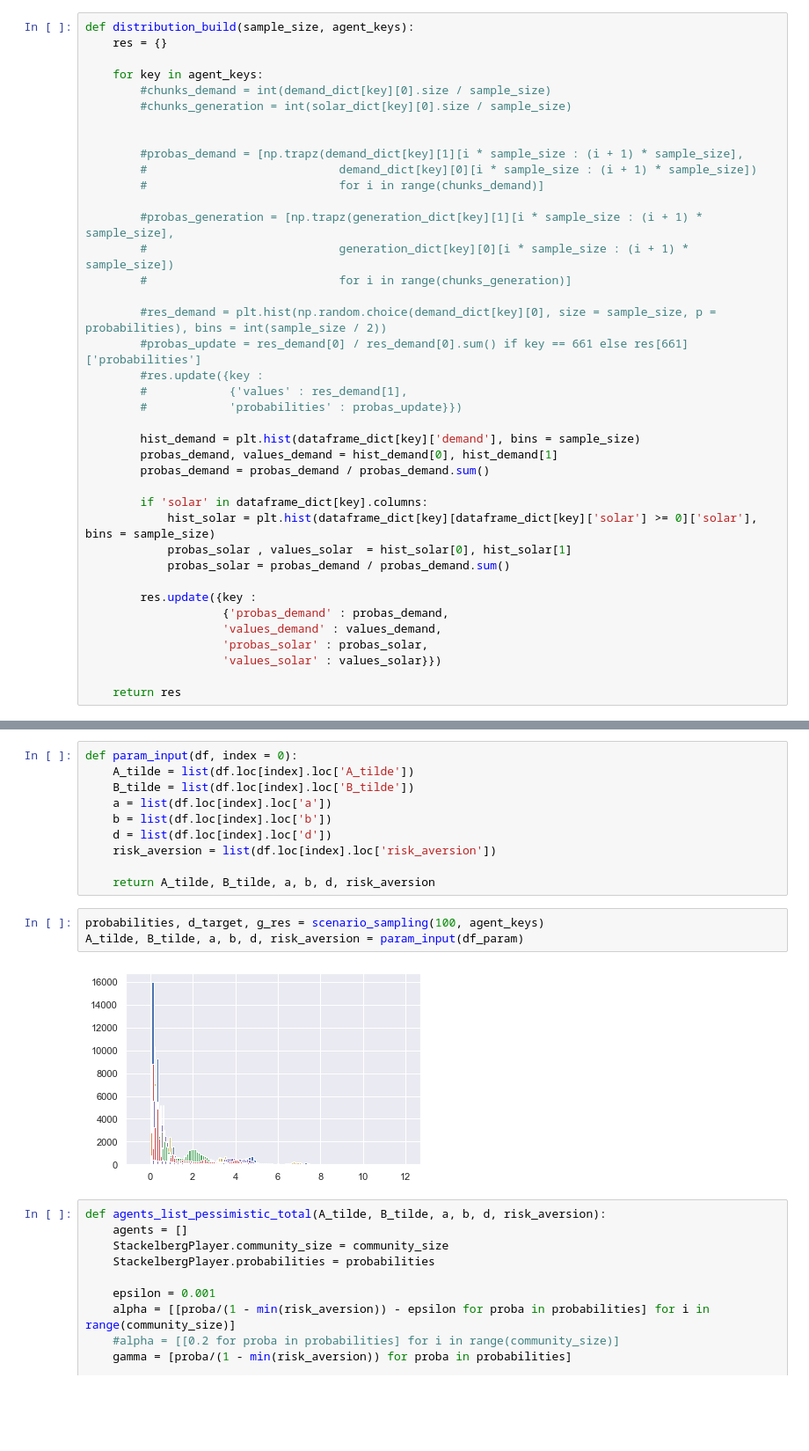
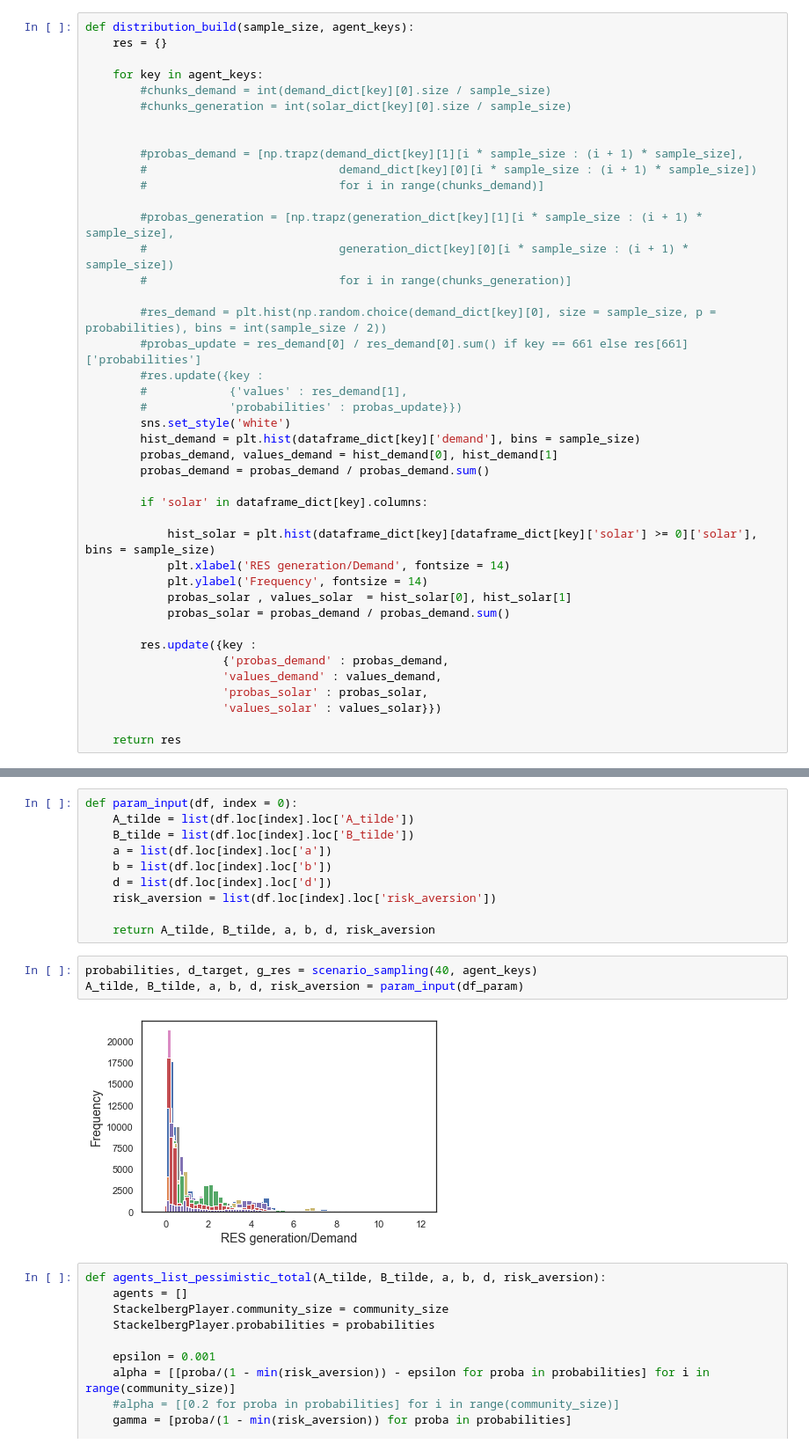
Before and after one commit to ishilov/risk_paper, a Jupyter notebook: notebooks/pessimistic_2000_cases_old.ipynb, the cells around one changed output, grey strips where cells are left out. Shown at 88% size. Saved outputs shown, nothing was run; the diff lists cells and outputs as text; blank space fills up the shorter version.

```diff
--- a/notebooks/pessimistic_2000_cases_old.ipynb
+++ b/notebooks/pessimistic_2000_cases_old.ipynb
@@ -205,13 +205,16 @@ def distribution_build(sample_size, agent_keys):
         #res.update({key :
         #            {'values' : res_demand[1],
         #            'probabilities' : probas_update}})
-
+        sns.set_style('white')
         hist_demand = plt.hist(dataframe_dict[key]['demand'], bins = sample_size)
         probas_demand, values_demand = hist_demand[0], hist_demand[1]
         probas_demand = probas_demand / probas_demand.sum()
 
         if 'solar' in dataframe_dict[key].columns:
+
             hist_solar = plt.hist(dataframe_dict[key][dataframe_dict[key]['solar'] >= 0]['solar'], bins = sample_size)
+            plt.xlabel('RES generation/Demand', fontsize = 14)
+            plt.ylabel('Frequency', fontsize = 14)
             probas_solar , values_solar  = hist_solar[0], hist_solar[1]
             probas_solar = probas_demand / probas_demand.sum()
 
@@ -246,10 +249,10 @@ def param_input(df, index = 0):
 
     return A_tilde, B_tilde, a, b, d, risk_aversion
 # %%
-probabilities, d_target, g_res = scenario_sampling(100, agent_keys)
+probabilities, d_target, g_res = scenario_sampling(40, agent_keys)
 A_tilde, B_tilde, a, b, d, risk_aversion = param_input(df_param)
 # %% [output]
-[figure, old version]
+[figure, new version]
 # %%
 def agents_list_pessimistic_total(A_tilde, B_tilde, a, b, d, risk_aversion):
     agents = []
```
Also changed, not shown: 6 other files.
